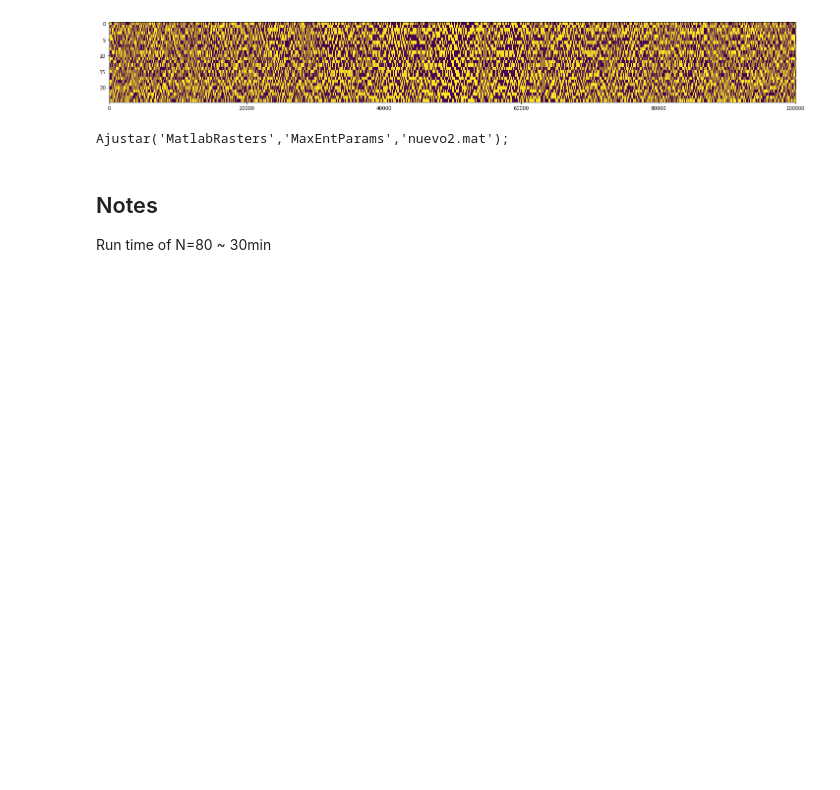
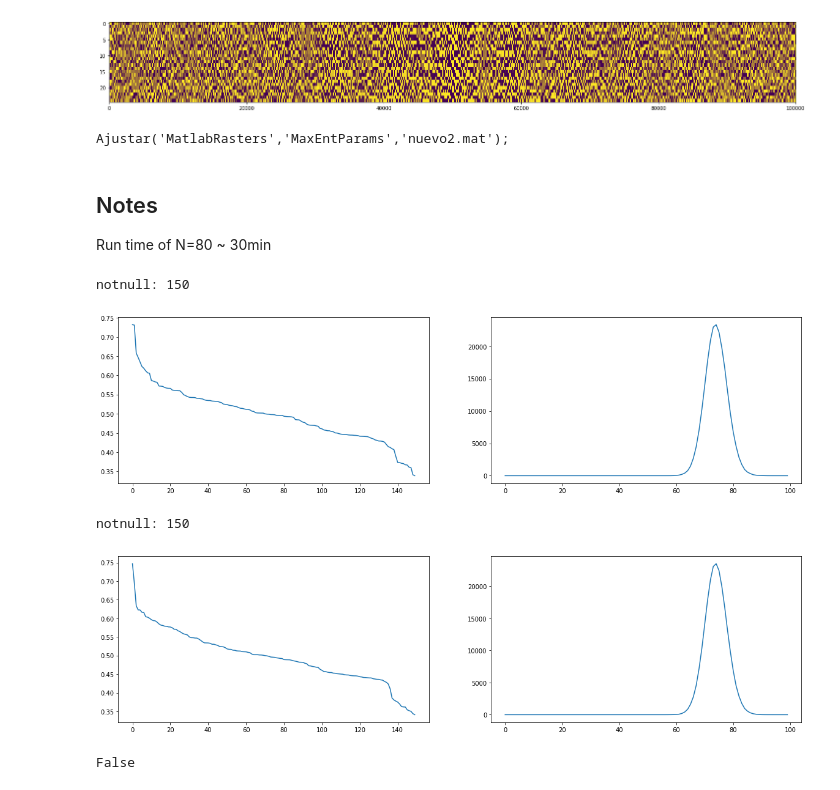
Before and after one commit to brincolab/IF-MaxEnt, a Jupyter notebook: Notebook.ipynb, the cells around one changed output. Drawn from its saved outputs; the diff is of its cells as text; code cells hidden in the pictures; blank space fills up the shorter version.

```diff
--- a/Notebook.ipynb
+++ b/Notebook.ipynb
@@ -86,4 +89,25 @@ for n in [20,40]:
     params.append(load_params(n,subrastername))
+# %%
+# Another workflow
+wfilename = "smallworldrw"
+rastername = "N100SW"
+N = 160
+filenames = [("160SWk4r.4wN.3","160SWk4r.5wN.3")]
+generate_matrix(2,N,4,0.4,0.2,"160SWk4r.4wN.3")
+generate_matrix(2,N,4,0.5,0.2,"160SWk4r.5wN.3")
+
+for rastername in ["160SWk4r.4wN.3","160SWk4r.5wN.3"]:
+    system("./BMS {} Weights/{}.txt Rasters/{}.txt".format(N,rastername,rastername))
+    params = []
+    for n in [20,40,60,80,100,120,140,160]:
+        for s in range(5):
+            print(rastername,n)
+            subrastername = rastername+"sub{}samp{}".format(n,s)
+            save_matlab(N,n,rastername,subrastername)
+            run_matlab(subrastername,1)
+            if n==160:
+                break #single sample
+            #params.append(load_params(n,subrastername))
 # %% [markdown]
 ## Notes
 
@@ -90,0 +129,26 @@ Run time of N=80 ~ 30min
+# %%
+R = load_raster(150,"w150SWk4r.5w.2")
+print("notnull:",sum(R.any(axis=1)))
+spr = np.sum(R,axis=1)/100000
+avc = [len(avparse(R.T,n)[0]) for n in range(100) ]
+plt.figure(figsize=(20,5))
+plt.subplot(121)
+plt.plot(range(150),sorted(spr)[::-1])
+plt.subplot(122)
+plt.plot(range(100),avc)
+plt.show()
+R = load_raster(150,"w150SWk4r.4w.2")
+print("notnull:",sum(R.any(axis=1)))
+spr = np.sum(R,axis=1)/100000
+avc = [len(avparse(R.T,n)[0]) for n in range(100) ]
+plt.figure(figsize=(20,5))
+plt.subplot(121)
+plt.plot(range(150),sorted(spr)[::-1])
+plt.subplot(122)
+plt.plot(range(100),avc)
+plt.show()
+# %% [output]
+notnull: 150
+[figure, added]
+notnull: 150
+[figure, added]
@@ -90,0 +167,4 @@ Run time of N=80 ~ 30min
+# %%
+np.array_equal(params[15][1],np.zeros(80))
+# %% [output]
+False
```
Also changed, not shown: parts of 6 cells of this notebook, 2 other files.
